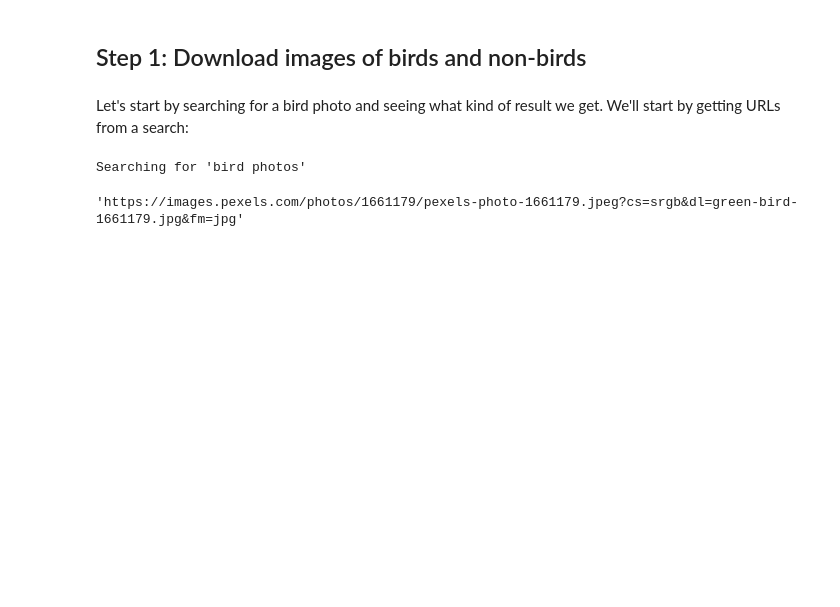
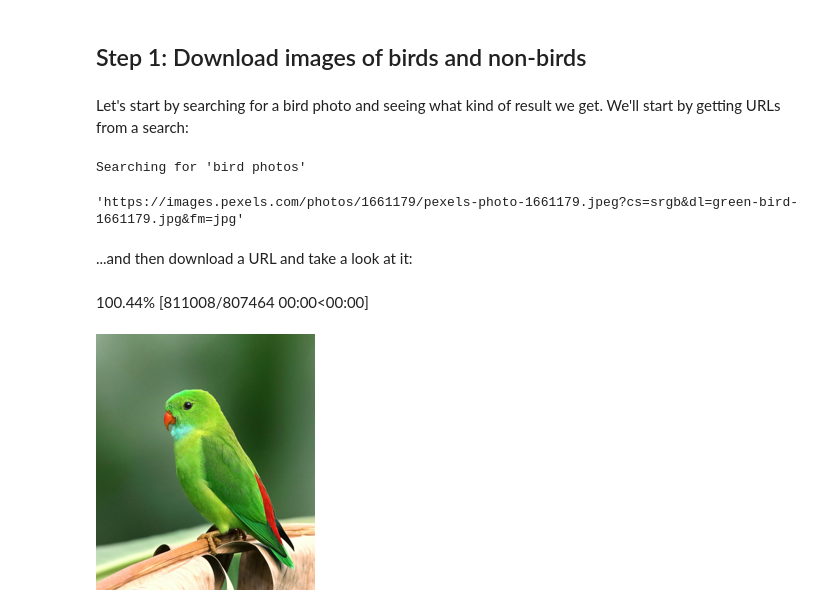
Before and after one commit to bkuhn25/practical_deep_learning, a Jupyter notebook: chapter_1/getting_started.ipynb, the cells around one changed output. Drawn from its saved outputs; the diff is of its cells as text; code cells hidden in the pictures; blank space fills up the shorter version.

Commit message:
download the image from the url

```diff
--- a/chapter_1/getting_started.ipynb
+++ b/chapter_1/getting_started.ipynb
@@ -24,3 +24,16 @@ urls[0]
 # %% [output]
 Searching for 'bird photos'
 'https://images.pexels.com/photos/1661179/pexels-photo-1661179.jpeg?cs=srgb&dl=green-bird-1661179.jpg&fm=jpg'
+# %% [markdown]
+...and then download a URL and take a look at it:
+# %%
+from fastdownload import download_url
+from fastai.vision.all import Image
+dest = 'bird.jpg'
+download_url(urls[0], dest, show_progress=True)
+
+im = Image.open(dest)
+im.to_thumb(256,256)
+# %% [output]
+100.44% [811008/807464 00:00<00:00]
+[figure, added]
```
Also changed, not shown: 1 other file.
